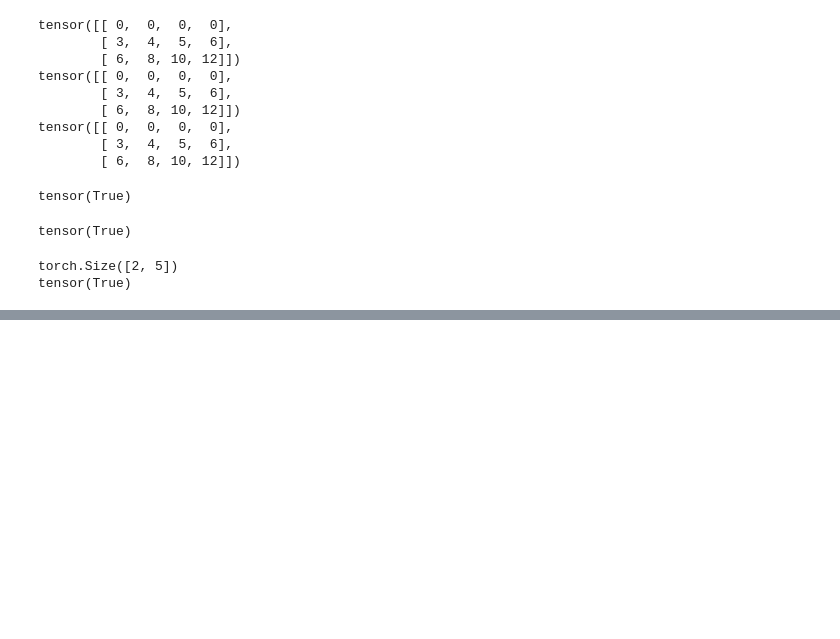
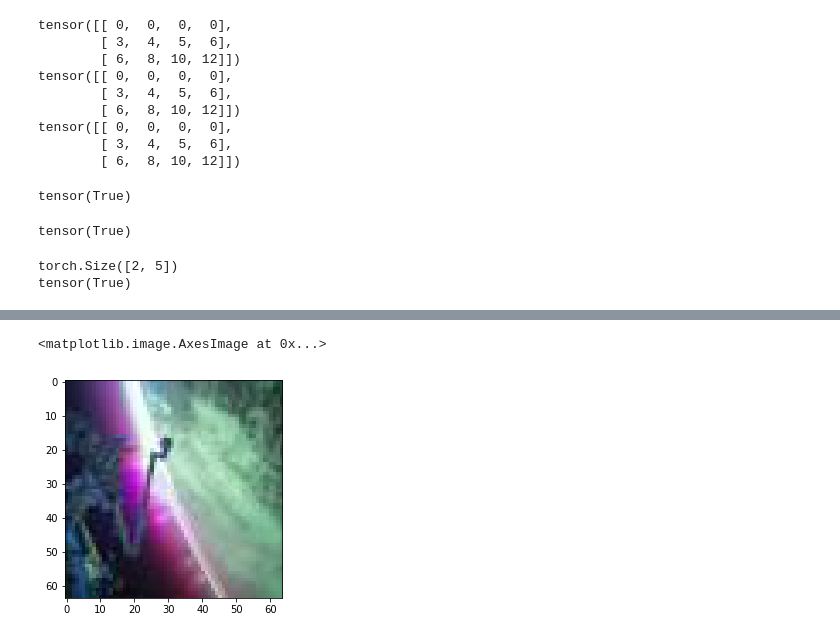
Before and after one commit to Shaunlipy/Pytorch_operations, a Jupyter notebook: Pytorch_Einsum_Einops.ipynb, the cells around one changed output, grey strips where cells are left out. Cells and saved outputs as stored; diff of their text form; code cells hidden in the pictures; blank space fills up the shorter version.

```diff
--- a/Pytorch_Einsum_Einops.ipynb
+++ b/Pytorch_Einsum_Einops.ipynb
@@ -213,0 +253,6 @@ tensor(True)
+# %%
+# 1
+plt.imshow(rearrange(ims[0], 'h w c -> w h c'))
+# %% [output]
+<matplotlib.image.AxesImage at 0x...>
+[figure, added]
```
Also changed, not shown: parts of 27 cells of this notebook.
